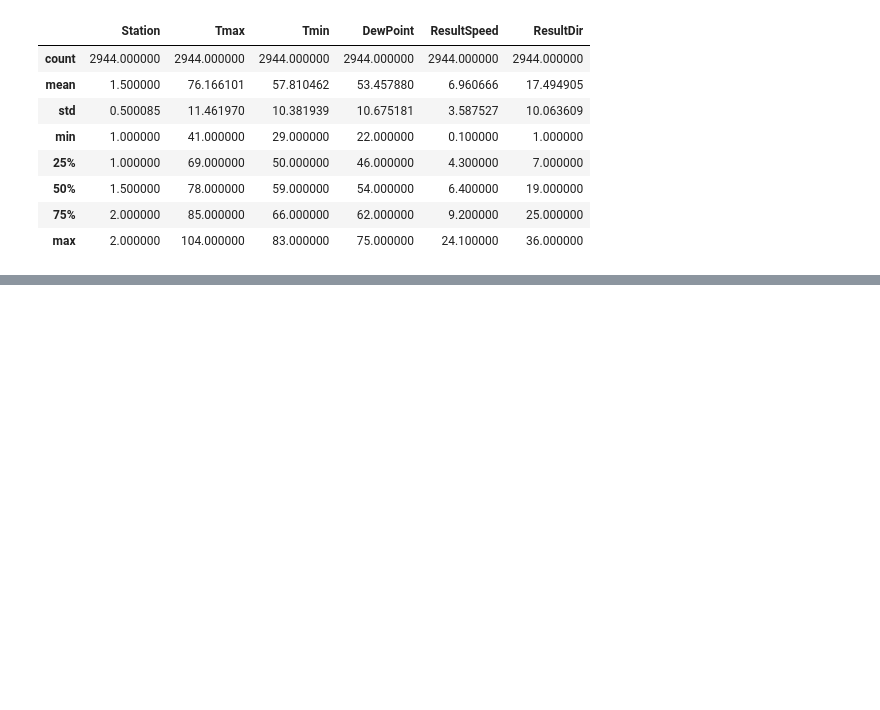
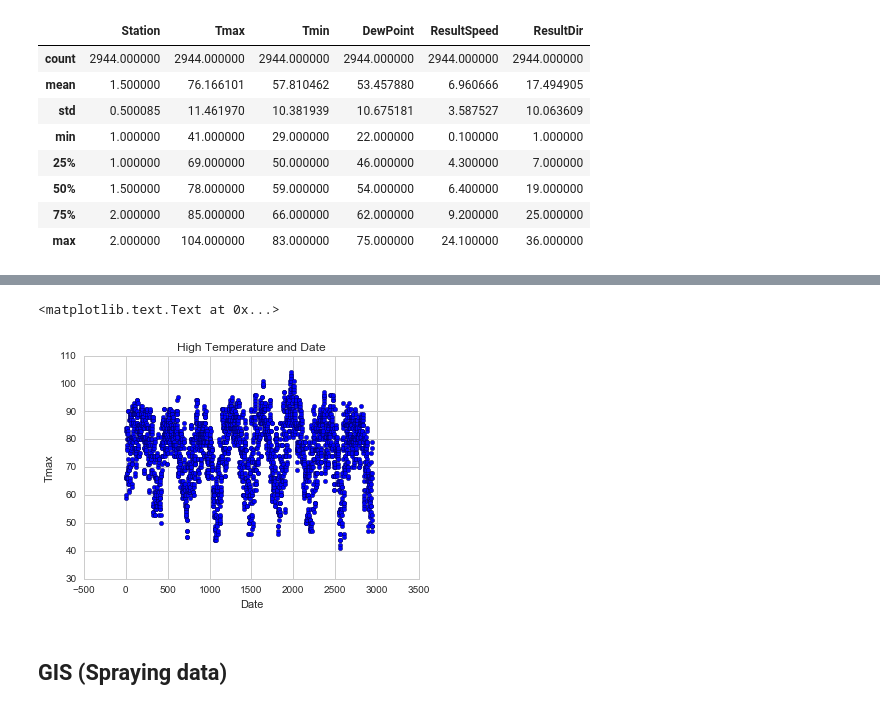
Before and after one commit to rhsu0268/West-Nile-Virus, a Jupyter notebook: Exploratory-Data-Analysis.ipynb, the cells around one changed output, grey strips where cells are left out. Drawn from its saved outputs; the diff is of its cells as text; code cells hidden in the pictures; blank space fills up the shorter version.

Commit message:
Pulled in scatter plot

```diff
--- a/Exploratory-Data-Analysis.ipynb
+++ b/Exploratory-Data-Analysis.ipynb
@@ -107,0 +139,11 @@ data.plot(kind='scatter')
+# %%
+# scatter plot of date vs. Tmax
+plt.scatter(df.index.values, df['Tmax'])
+plt.xlabel('Date')
+plt.ylabel('Tmax')
+plt.title('High Temperature and Date')
+# %% [output]
+<matplotlib.text.Text at 0x...>
+[figure, added]
+# %% [markdown]
+## GIS (Spraying data)
```
Also changed, not shown: parts of 4 cells of this notebook.
